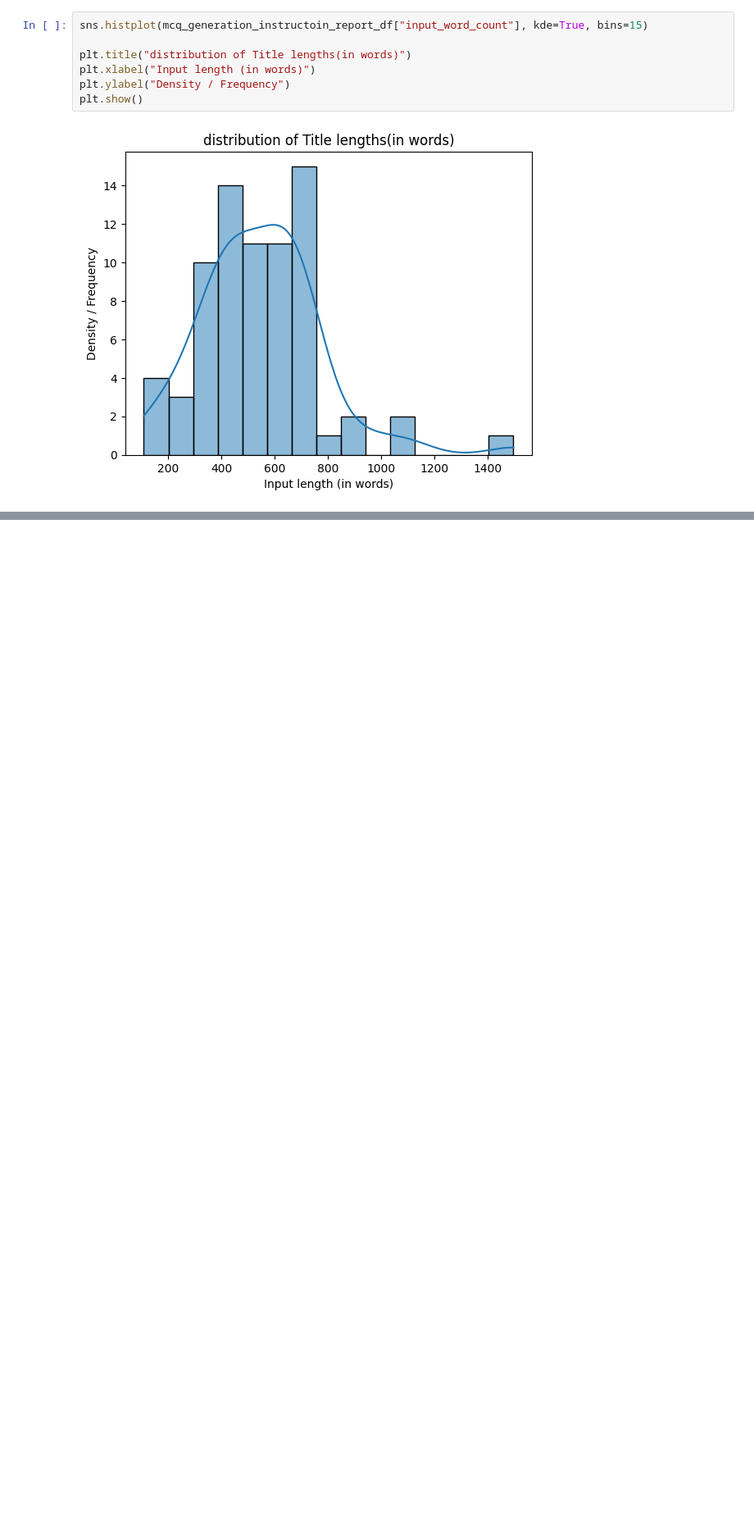
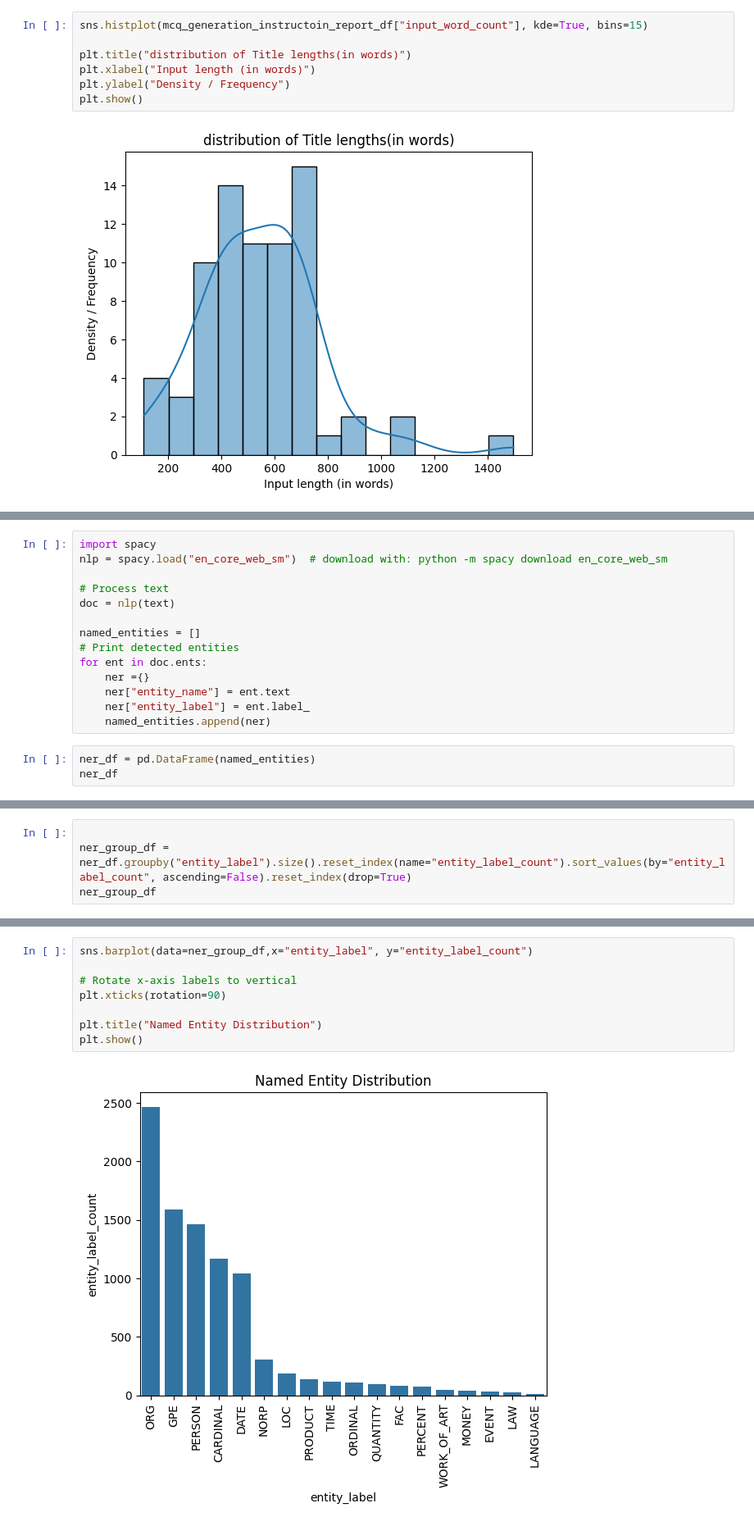
Before and after one commit to abdulwazed/Automated_MCQ_By_SLM_On_CA, a Jupyter notebook: src/03_eda_visualization.ipynb, the cells around one changed output, grey strips where cells are left out. Shown: that part at 82% size. Saved outputs shown, nothing was run; the diff lists cells and outputs as text; blank space fills up the shorter version.

Commit message:
ner visualization added

```diff
--- a/src/03_eda_visualization.ipynb
+++ b/src/03_eda_visualization.ipynb
@@ -153,0 +156,17 @@ plt.show()
+# %%
+import spacy
+nlp = spacy.load("en_core_web_sm")  # download with: python -m spacy download en_core_web_sm
+
+# Process text
+doc = nlp(text)
+
+named_entities = []
+# Print detected entities
+for ent in doc.ents:
+    ner ={}
+    ner["entity_name"] = ent.text
+    ner["entity_label"] = ent.label_
+    named_entities.append(ner)
+# %%
+ner_df = pd.DataFrame(named_entities)
+ner_df
@@ -153,0 +187,4 @@ plt.show()
+# %%
+
+ner_group_df = ner_df.groupby("entity_label").size().reset_index(name="entity_label_count").sort_values(by="entity_label_count", ascending=False).reset_index(drop=True)
+ner_group_df
@@ -153,0 +209,10 @@ plt.show()
+# %%
+sns.barplot(data=ner_group_df,x="entity_label", y="entity_label_count")
+
+# Rotate x-axis labels to vertical
+plt.xticks(rotation=90)
+
+plt.title("Named Entity Distribution")
+plt.show()
+# %% [output]
+[figure, added]
```
Also changed, not shown: parts of 3 cells of this notebook.
